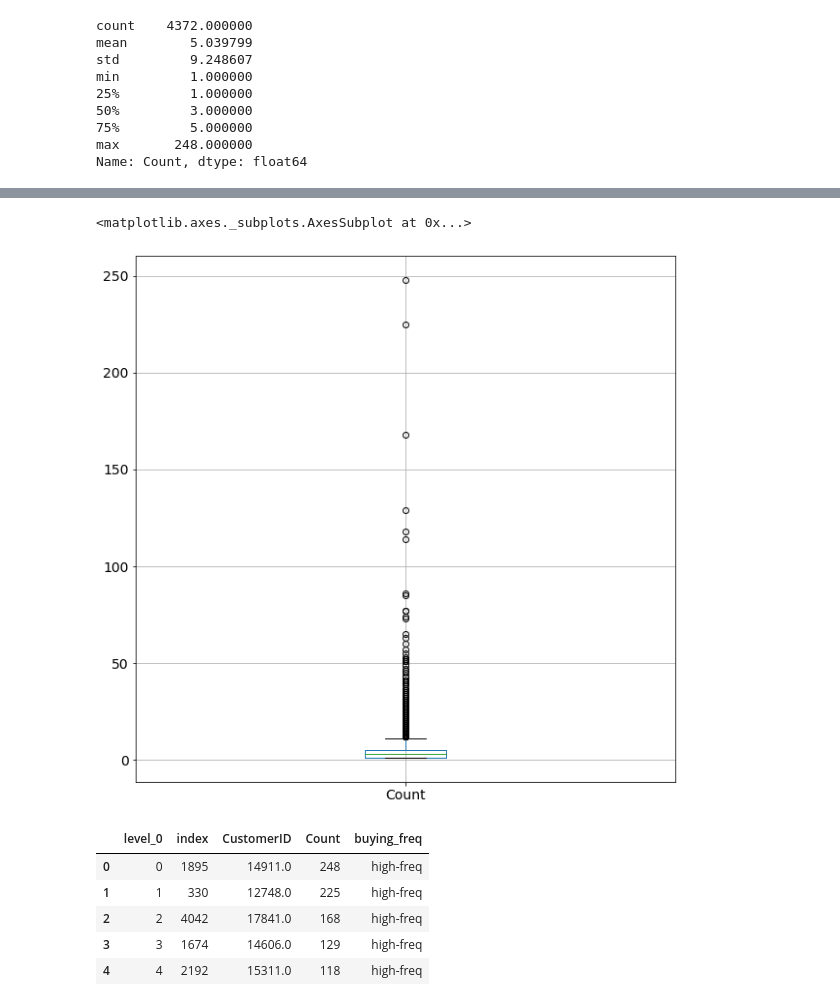
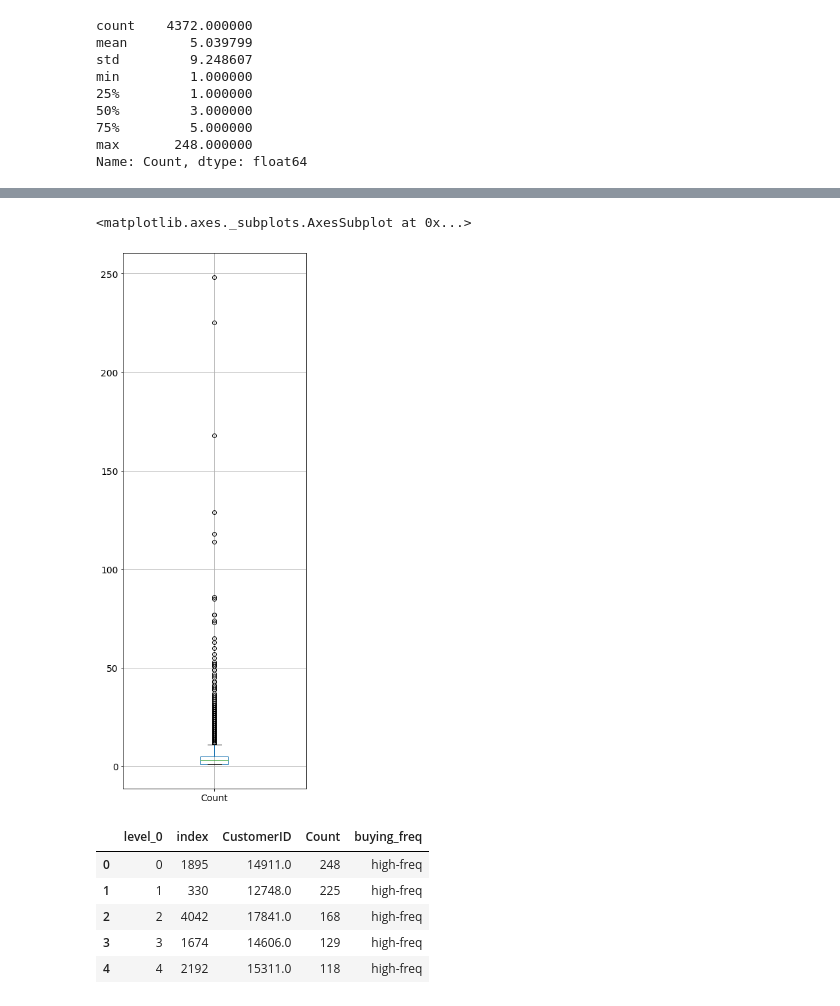
Before and after one commit to pillairajesh/Customer-Analytics, a Jupyter notebook: Customer Analytics - Buying Pattern Analysis.ipynb, the cells around one changed output, grey strips where cells are left out. Saved outputs shown, nothing was run; the diff lists cells and outputs as text; code cells hidden in the pictures.

```diff
--- a/Customer Analytics - Buying Pattern Analysis.ipynb
+++ b/Customer Analytics - Buying Pattern Analysis.ipynb
@@ -0,0 +5,14 @@
+# %%
+import pandas as pd
+import numpy as np
+import os
+
+try:
+
+
+    df = pd.read_excel('/Users/rajeshpillai/Downloads/Online_Retail.xlsx',skiprows=0,header=0)
+
+    df = df.dropna()
+
+except:
+    print('File Not Found')
@@ -0,0 +35,11 @@
+# %%
+# Add Total by multiplying Quantity and Unit Price
+
+df['Total'] = df.Quantity*df.UnitPrice
+
+# Change date format to YYYYMM
+
+df['DateYMD'] = df.InvoiceDate.dt.strftime('%Y%m%d')
+
+
+df.head()
@@ -71,16 +150,16 @@ ax = s.plot.kde(bw_method=.5)
 # %%
 # Boxplot
 
 df_invoice_by_customer.boxplot(column='Count',
                                grid=True,
-                               figsize=(10,10),
+                               figsize=(5,15),
                                fontsize=14,
                                return_type='axes'
 
                               )
 # %% [output]
 <matplotlib.axes._subplots.AxesSubplot at 0x...>
-[figure, old version]
+[figure, new version]
 # %%
 # Add New column 'buying_freq'
 
```
Also changed, not shown: parts of 41 cells of this notebook.
